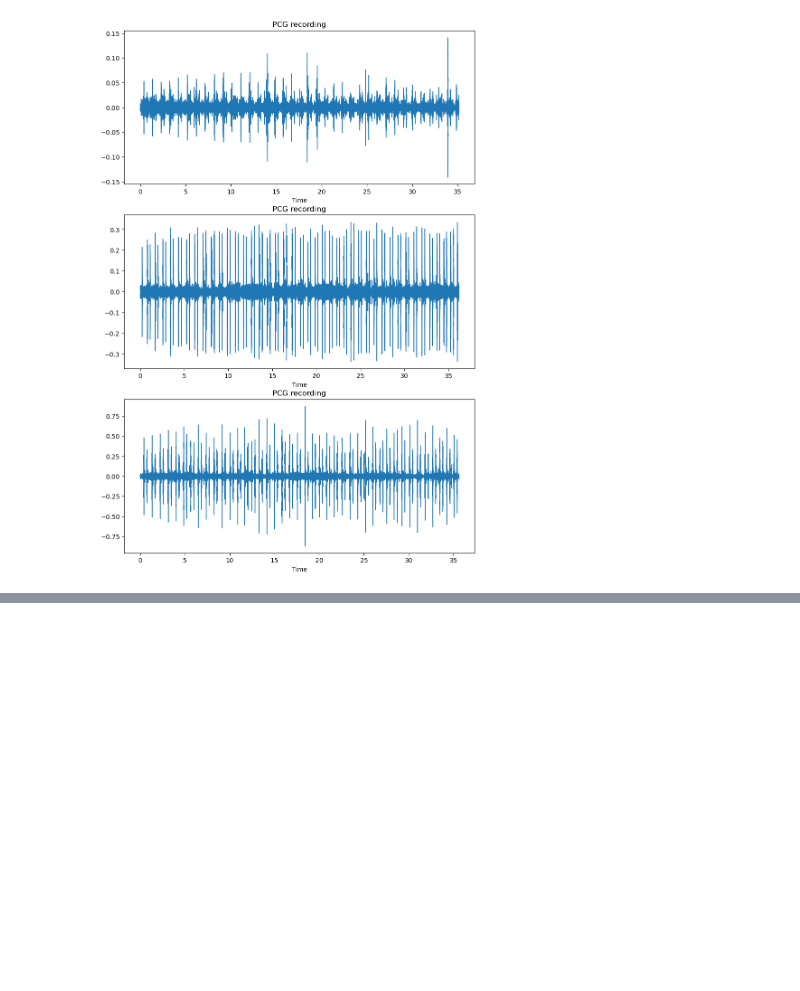
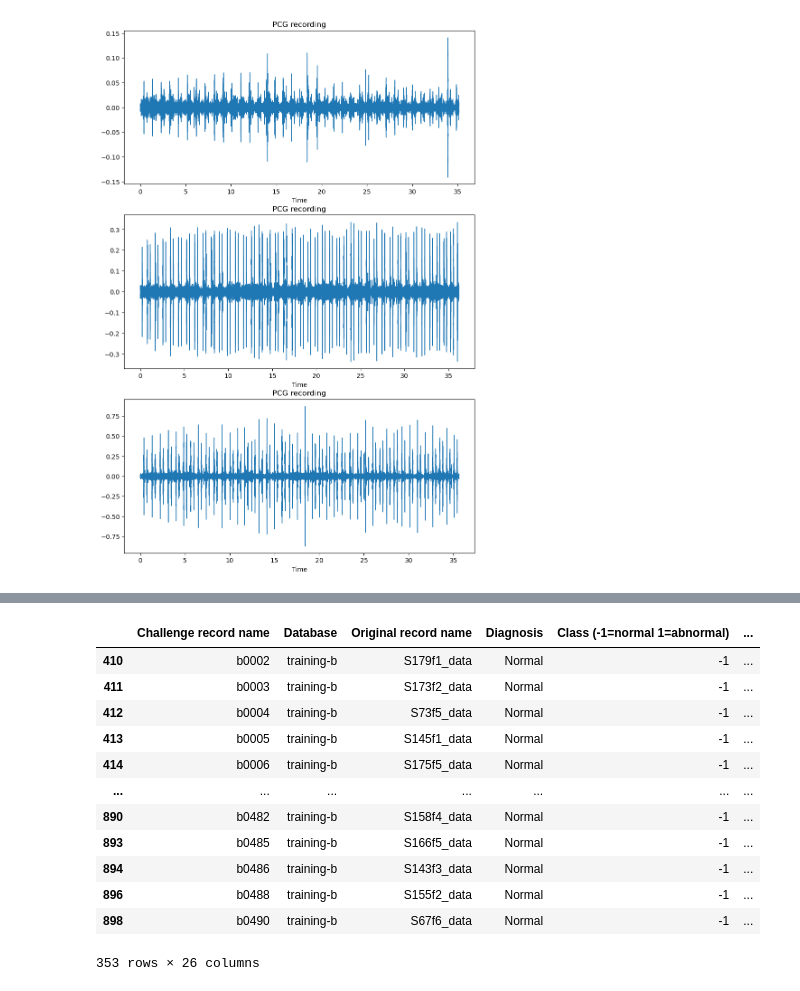
Before and after one commit to Rice-MECE-Capstone-Projects/Heart---Spring-2025, a Jupyter notebook: emmanuel-zerefa/physionet-exploration.ipynb, the cells around one changed output, grey strips where cells are left out. Drawn from its saved outputs; the diff is of its cells as text; code cells hidden in the pictures; blank space fills up the shorter version.

```diff
--- a/emmanuel-zerefa/physionet-exploration.ipynb
+++ b/emmanuel-zerefa/physionet-exploration.ipynb
@@ -245,0 +281,22 @@ for rowidx,row in normal_recordings.iterrows():
+# %%
+noise_data_present.loc[(noise_data_present[respiration_str]>3)
+                       | (noise_data_present[ambient_str]>3)
+                        | (noise_data_present[noise_str]>3)
+                        | (noise_data_present[abdominal_str]>3)]
+
+
+# so getting rid of 353 recordings
+# %% [output]
+|  | Challenge record name | Database | Original record name | Diagnosis | Class (-1=normal 1=abnormal) | ... |
+| 410 | b0002 | training-b | S179f1_data | Normal | -1 | ... |
+| 411 | b0003 | training-b | S173f2_data | Normal | -1 | ... |
+| 412 | b0004 | training-b | S73f5_data | Normal | -1 | ... |
+| 413 | b0005 | training-b | S145f1_data | Normal | -1 | ... |
+| 414 | b0006 | training-b | S175f5_data | Normal | -1 | ... |
+| ... | ... | ... | ... | ... | ... | ... |
+| 890 | b0482 | training-b | S158f4_data | Normal | -1 | ... |
+| 893 | b0485 | training-b | S166f5_data | Normal | -1 | ... |
+| 894 | b0486 | training-b | S143f3_data | Normal | -1 | ... |
+| 896 | b0488 | training-b | S155f2_data | Normal | -1 | ... |
+| 898 | b0490 | training-b | S67f6_data | Normal | -1 | ... |
+353 rows × 26 columns
```
Also changed, not shown: parts of 12 cells of this notebook.
